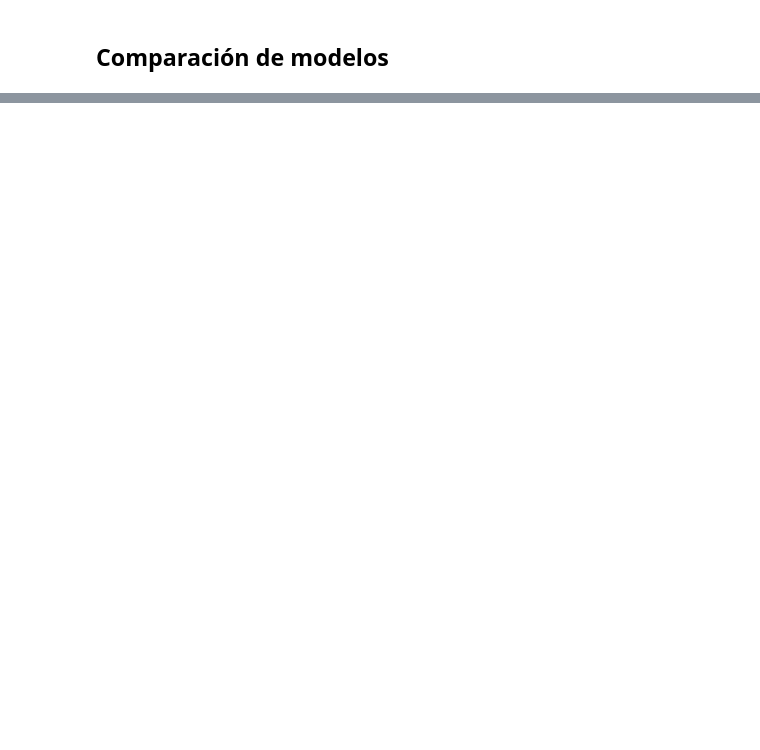
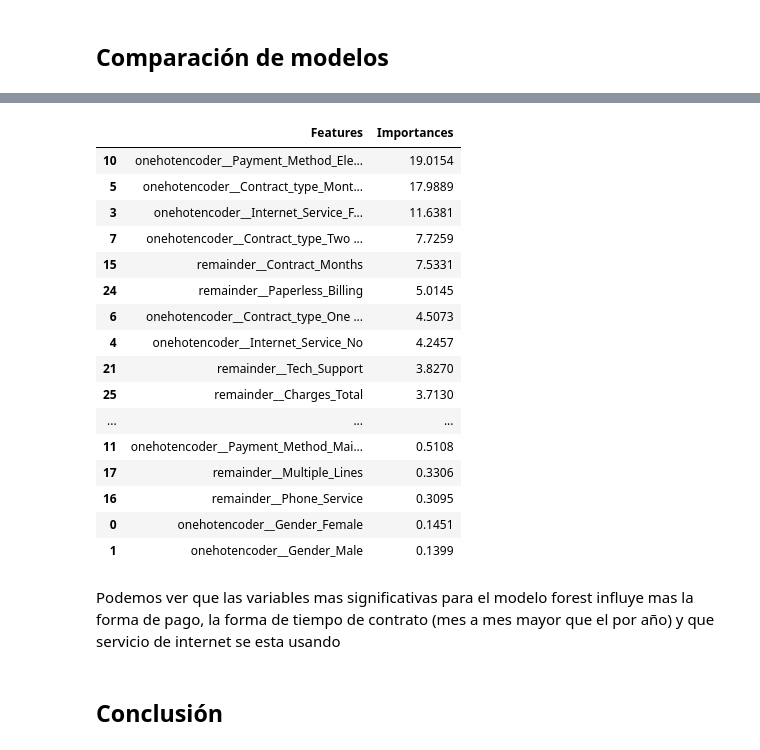
Before and after one commit to marmalux/Telecom-X-Machine-Learning, a Jupyter notebook: Churn_de_clientes_Telecom_X.ipynb, the cells around one changed output, grey strips where cells are left out. Cells and saved outputs as stored; diff of their text form; code cells hidden in the pictures; blank space fills up the shorter version.

```diff
--- a/Churn_de_clientes_Telecom_X.ipynb
+++ b/Churn_de_clientes_Telecom_X.ipynb
@@ -356,0 +379,8 @@ pd.concat([resumen_modelos_knn, resumen_modelos_forest]).drop(['fit_t'])
+# %%
+from sklearn.metrics import ConfusionMatrixDisplay
+
+forest = RandomForestClassifier(max_depth = 5,random_state=10)
+modelo_forest = imbpipeline([("balanceo", SMOTE(random_state=10)),("modelo", forest)])
+
+#entrenar modelo
+modelo_forest.fit(X_train,y_train)
@@ -356,0 +407,28 @@ pd.concat([resumen_modelos_knn, resumen_modelos_forest]).drop(['fit_t'])
+# %%
+importances = forest.feature_importances_
+# %%
+feature_importances = pd.DataFrame({'Features':X.columns,
+                                    'Importances':(importances*100).round(4)}).sort_values('Importances',ascending=False)
+feature_importances
+# %% [output]
+|  | Features | Importances |
+| 10 | onehotencoder__Payment_Method_Ele... | 19.0154 |
+| 5 | onehotencoder__Contract_type_Mont... | 17.9889 |
+| 3 | onehotencoder__Internet_Service_F... | 11.6381 |
+| 7 | onehotencoder__Contract_type_Two ... | 7.7259 |
+| 15 | remainder__Contract_Months | 7.5331 |
+| 24 | remainder__Paperless_Billing | 5.0145 |
+| 6 | onehotencoder__Contract_type_One ... | 4.5073 |
+| 4 | onehotencoder__Internet_Service_No | 4.2457 |
+| 21 | remainder__Tech_Support | 3.8270 |
+| 25 | remainder__Charges_Total | 3.7130 |
+| ... | ... | ... |
+| 11 | onehotencoder__Payment_Method_Mai... | 0.5108 |
+| 17 | remainder__Multiple_Lines | 0.3306 |
+| 16 | remainder__Phone_Service | 0.3095 |
+| 0 | onehotencoder__Gender_Female | 0.1451 |
+| 1 | onehotencoder__Gender_Male | 0.1399 |
+# %% [markdown]
+Podemos ver que las variables mas significativas para el modelo forest influye mas la forma de pago, la forma de tiempo de contrato (mes a mes mayor que el por año) y que servicio de internet se esta usando
+# %% [markdown]
+## Conclusión
```
Also changed, not shown: parts of 13 cells of this notebook.
